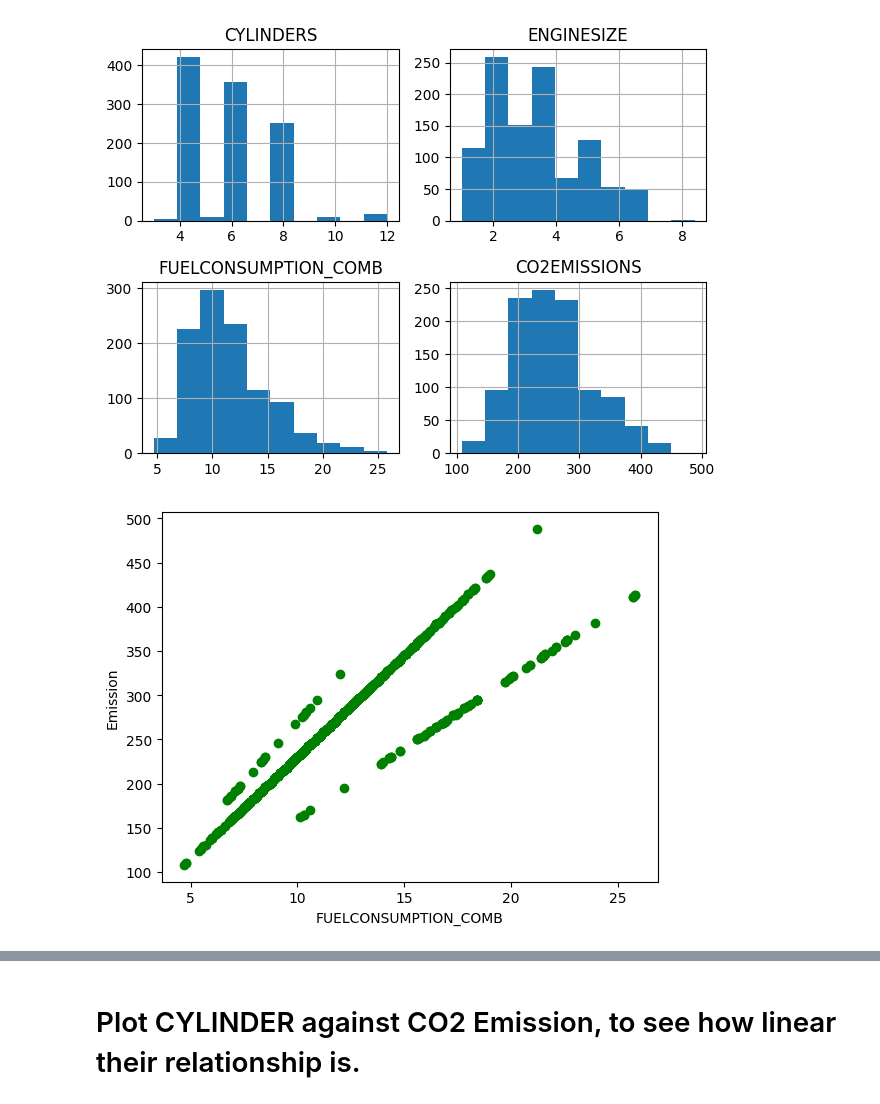
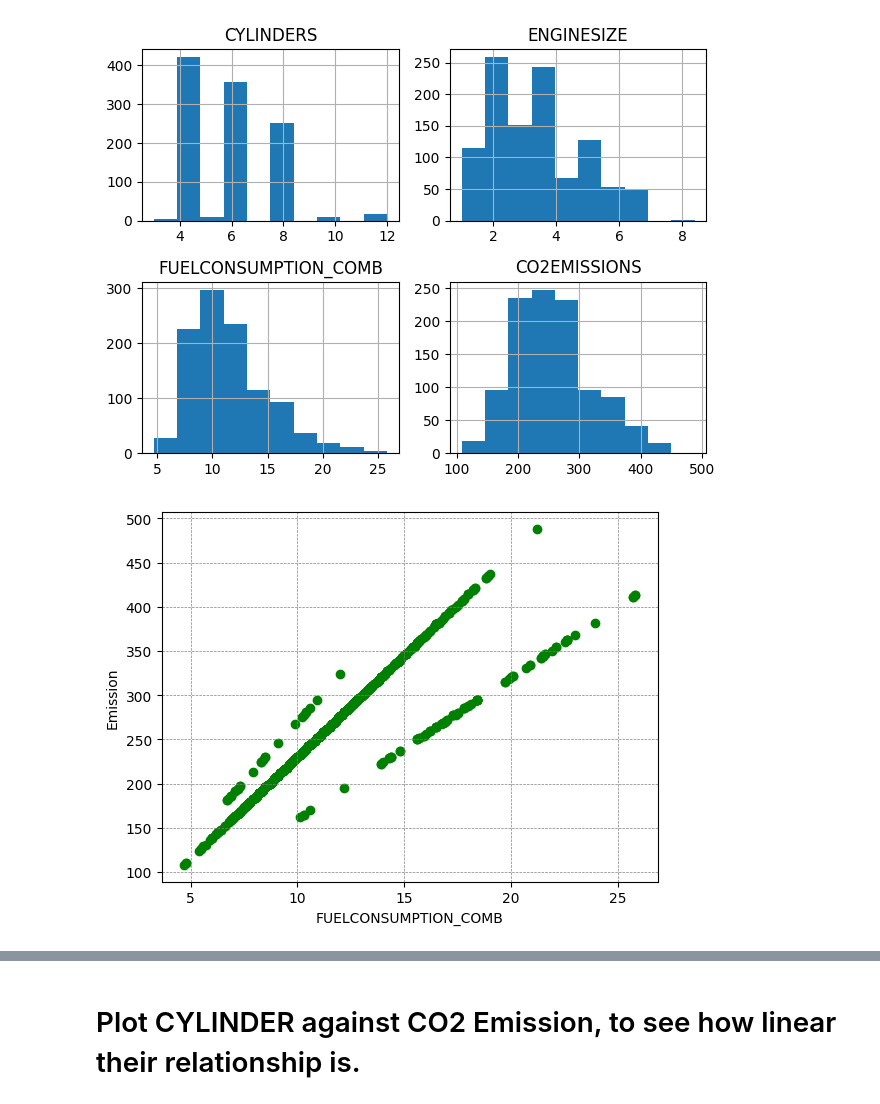
Before and after one commit to Hasan082/AI_and_Machine_learning, a Jupyter notebook: machien_learning/Linear_Regression.ipynb, the cells around one changed output, grey strips where cells are left out. Saved outputs shown, nothing was run; the diff lists cells and outputs as text; code cells hidden in the pictures.

```diff
--- a/machien_learning/Linear_Regression.ipynb
+++ b/machien_learning/Linear_Regression.ipynb
@@ -147,10 +149,11 @@ plt.show()
 # %%
 plt.scatter(cdf.FUELCONSUMPTION_COMB, cdf.CO2EMISSIONS,  color='green')
 plt.xlabel("FUELCONSUMPTION_COMB")
 plt.ylabel("Emission")
+plt.grid(color='gray', linestyle='--', linewidth=0.5)
 plt.show()
 # %% [output]
-[figure, old version]
+[figure, new version]
 # %%
 # This is an informative result. Three car groups each have a strong linear relationship between their combined fuel consumption and their CO2 emissions. Their intercepts are similar, while they noticeably differ in their slopes.
 # %%
```
Also changed, not shown: parts of 8 cells of this notebook.
